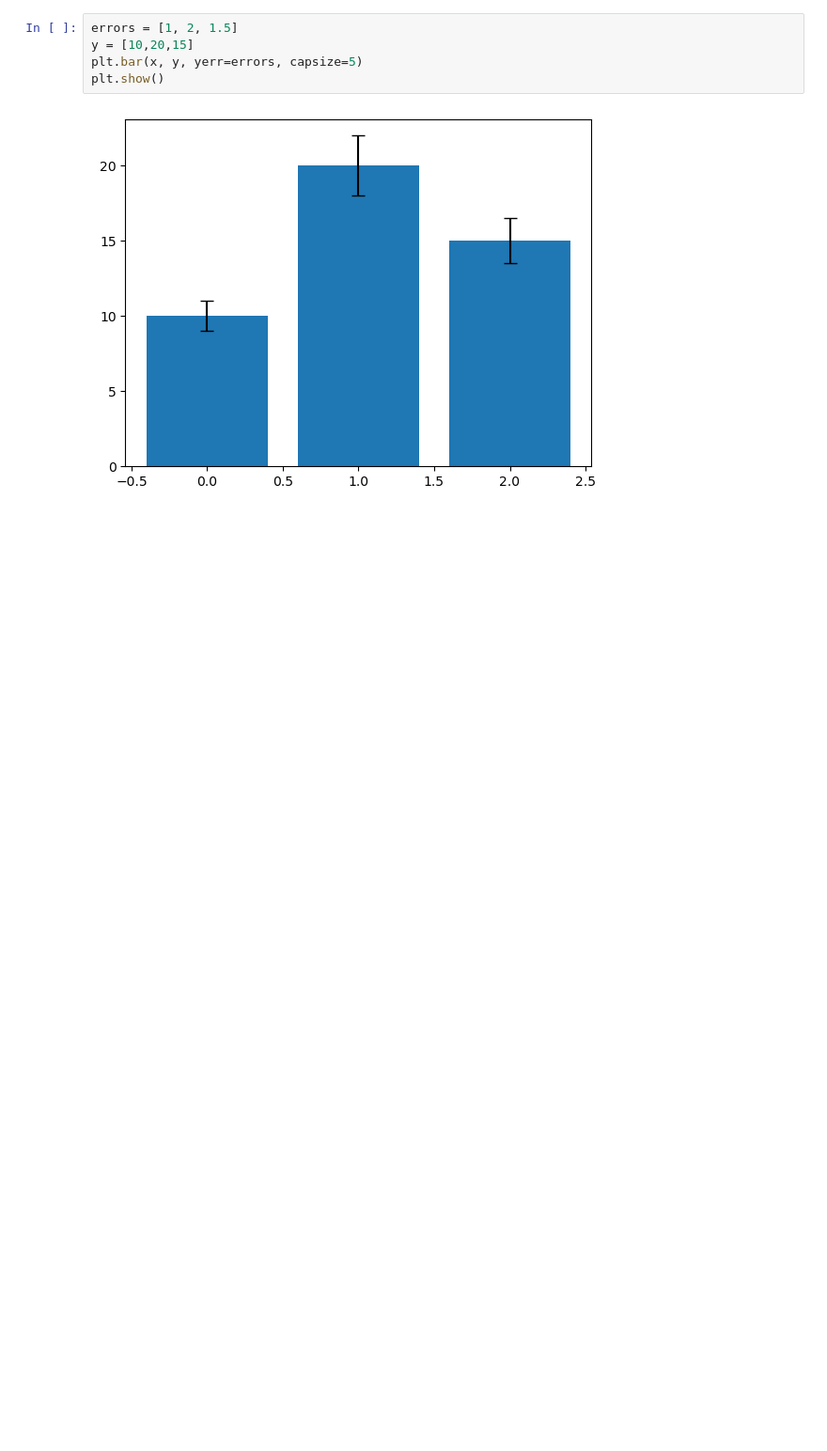
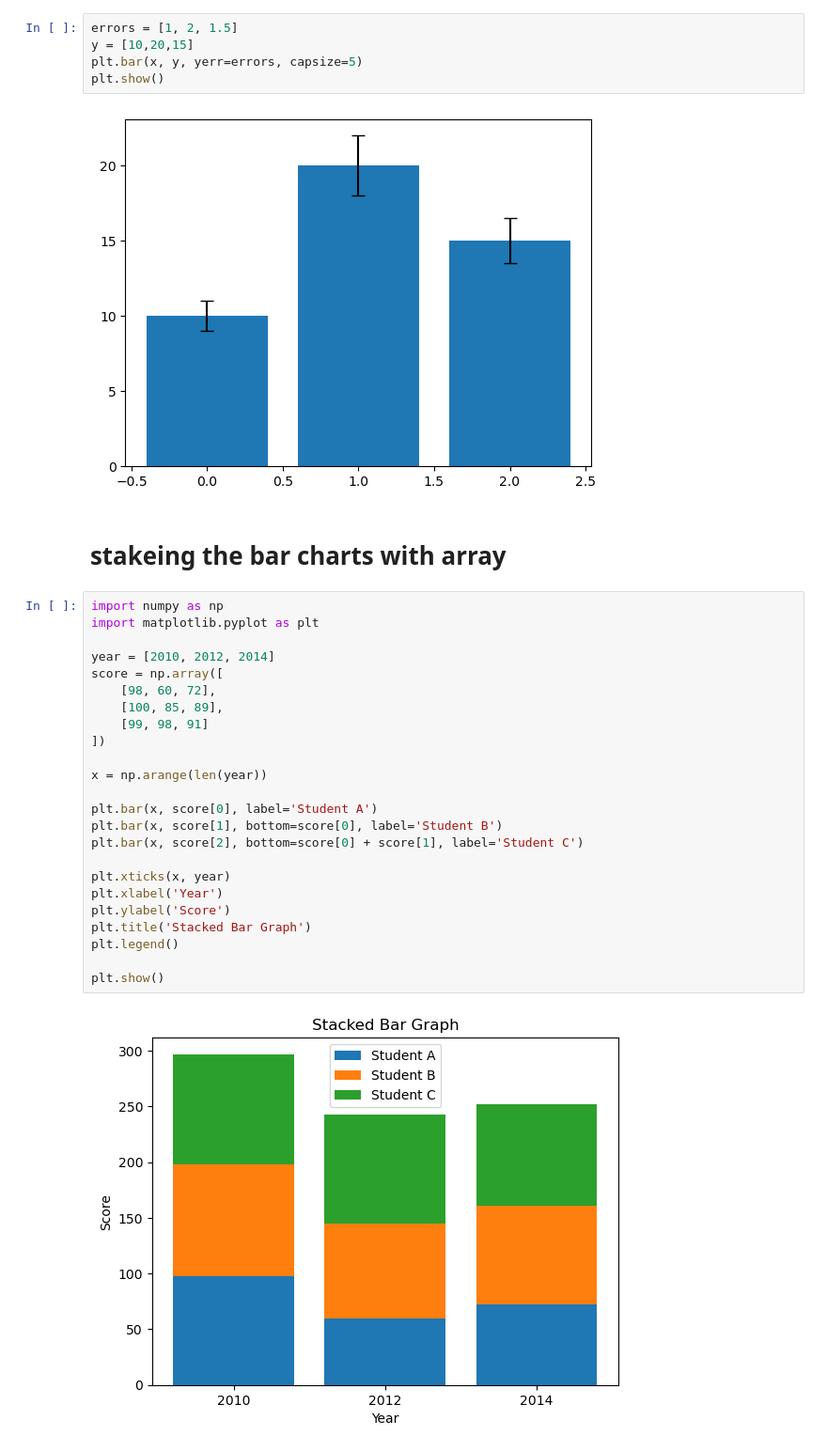
Before and after one commit to Yashshakya1/jupyter_nootbook, a Jupyter notebook: data science(self learning)/matplotlib/bar_charts.ipynb, the cells around one changed output. Shown: that part at 94% size. Cells and saved outputs as stored; diff of their text form; blank space fills up the shorter version.

```diff
--- a/data science(self learning)/matplotlib/bar_charts.ipynb
+++ b/data science(self learning)/matplotlib/bar_charts.ipynb
@@ -157,3 +157,31 @@ plt.bar(x, y, yerr=errors, capsize=5)
 plt.show()
 # %% [output]
 [figure]
+# %% [markdown]
+# stakeing the bar charts with array
+# %%
+import numpy as np
+import matplotlib.pyplot as plt
+
+year = [2010, 2012, 2014]
+score = np.array([
+    [98, 60, 72],
+    [100, 85, 89],
+    [99, 98, 91]
+])
+
+x = np.arange(len(year))
+
+plt.bar(x, score[0], label='Student A')
+plt.bar(x, score[1], bottom=score[0], label='Student B')
+plt.bar(x, score[2], bottom=score[0] + score[1], label='Student C')
+
+plt.xticks(x, year)
+plt.xlabel('Year')
+plt.ylabel('Score')
+plt.title('Stacked Bar Graph')
+plt.legend()
+
+plt.show()
+# %% [output]
+[figure, added]
```
Also changed, not shown: parts of 1 cell of this notebook, 2 other files.
